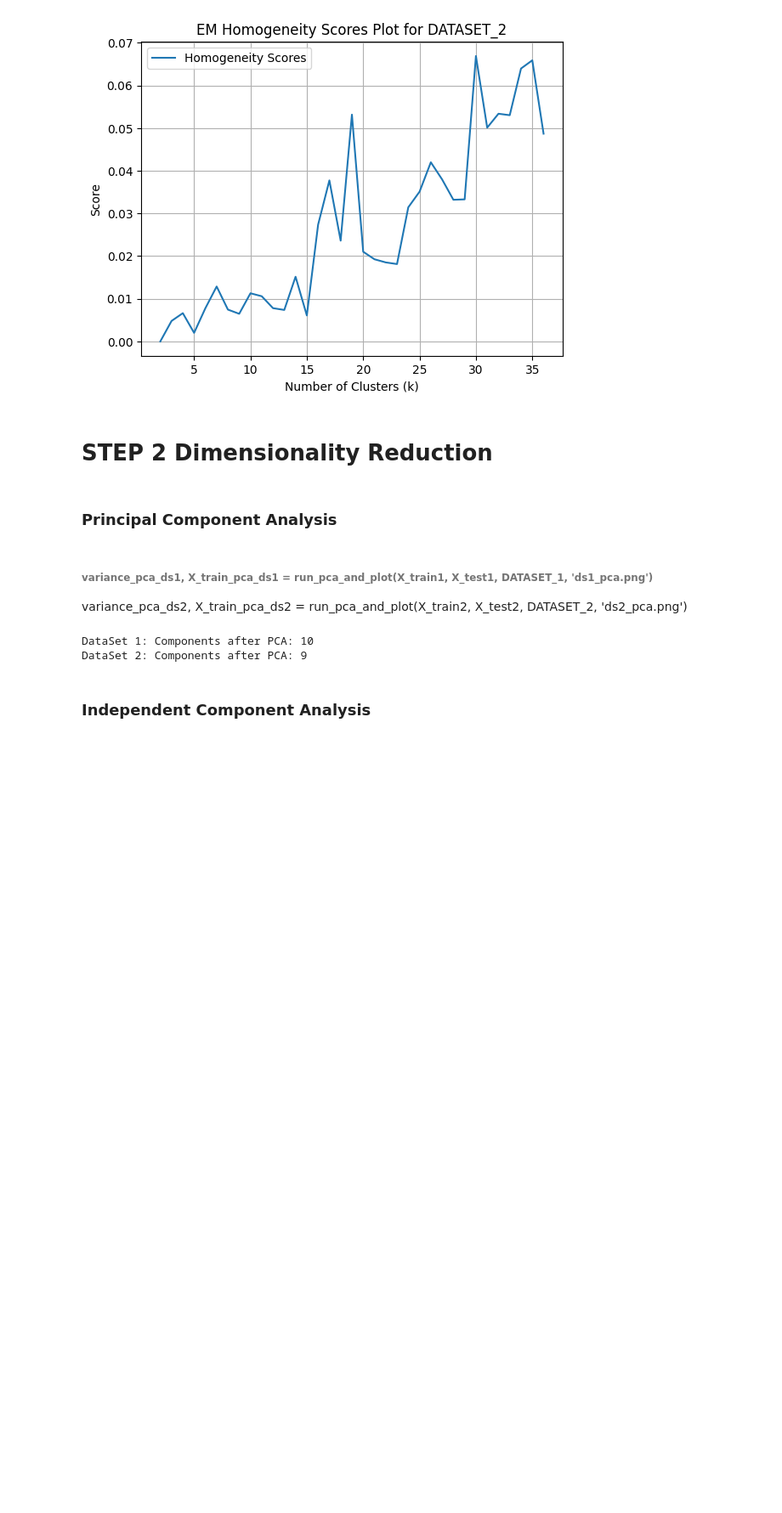
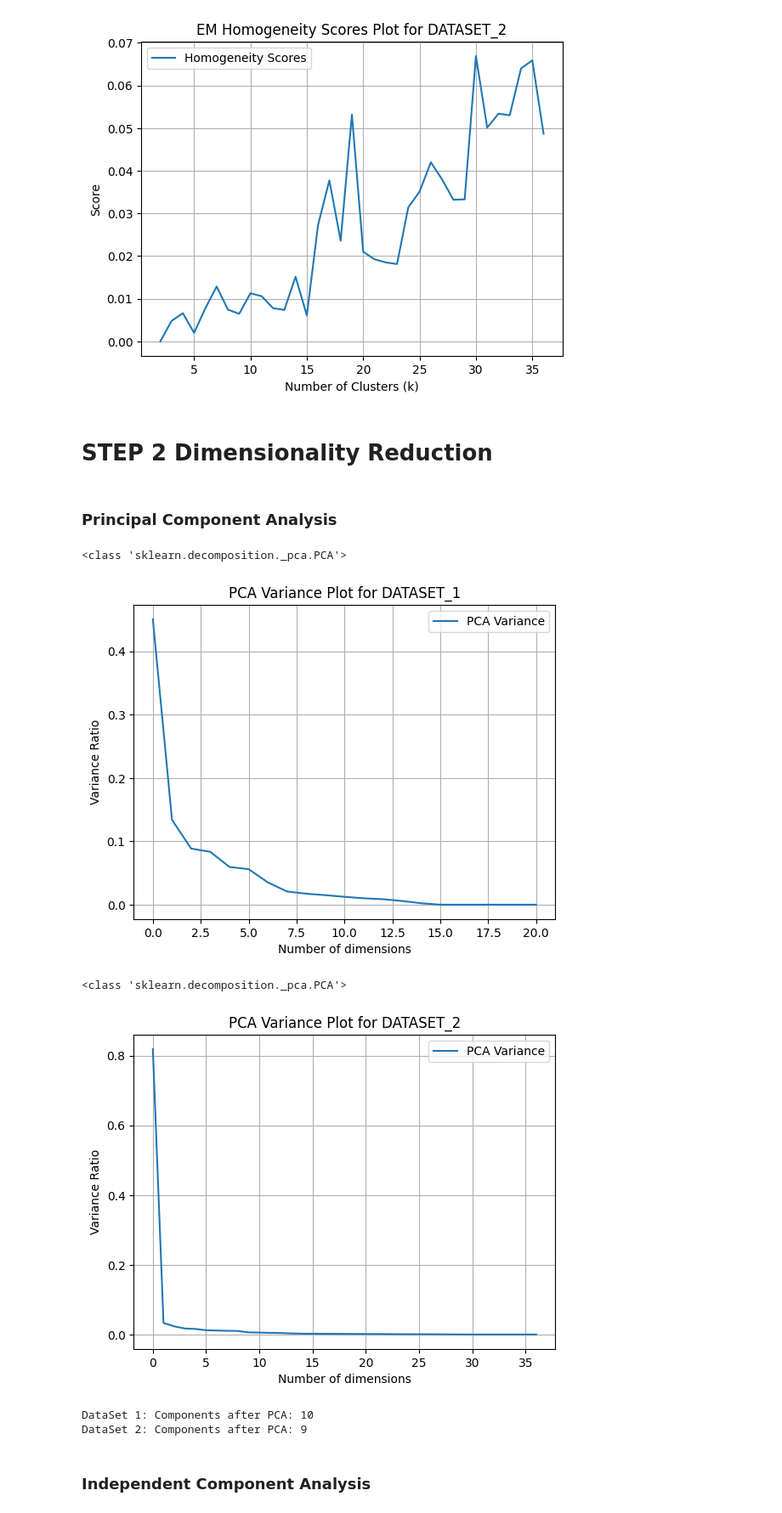
Before and after one commit to yogeshpaul/ml-gatech, a Jupyter notebook: Assignment3/pa3_clustering_dr.ipynb, the cells around one changed output. Shown at 85% size. Drawn from its saved outputs; the diff is of its cells as text; code cells hidden in the pictures; blank space fills up the shorter version.

```diff
--- a/Assignment3/pa3_clustering_dr.ipynb
+++ b/Assignment3/pa3_clustering_dr.ipynb
@@ -633,9 +633,14 @@ def run_pca_and_plot(X_train, X_test, dataset_id, figname, plot=True):
                  test_legend='', title='PCA Variance Plot for ' + dataset_id, x_label='Number of dimensions',
                  y_label='Variance Ratio', figname=figname)
     return variances, X_train
-# %% [markdown]
-###### variance_pca_ds1, X_train_pca_ds1 = run_pca_and_plot(X_train1, X_test1, DATASET_1, 'ds1_pca.png')
-variance_pca_ds2, X_train_pca_ds2 = run_pca_and_plot(X_train2, X_test2, DATASET_2, 'ds2_pca.png')
+# %%
+variance_pca_ds1, X_train_pca_ds1 = run_pca_and_plot(X_train1, X_test1, DATASET_1, 'ds1_pca.png')
+variance_pca_ds2, X_train_pca_ds2 = run_pca_and_plot(X_train2, X_test2, DATASET_2, 'ds2_pca.png')
+# %% [output]
+<class 'sklearn.decomposition._pca.PCA'>
+[figure, added]
+<class 'sklearn.decomposition._pca.PCA'>
+[figure, added]
 # %%
 DR_VARIANCE_REQD = 0.95
 # %%
```
